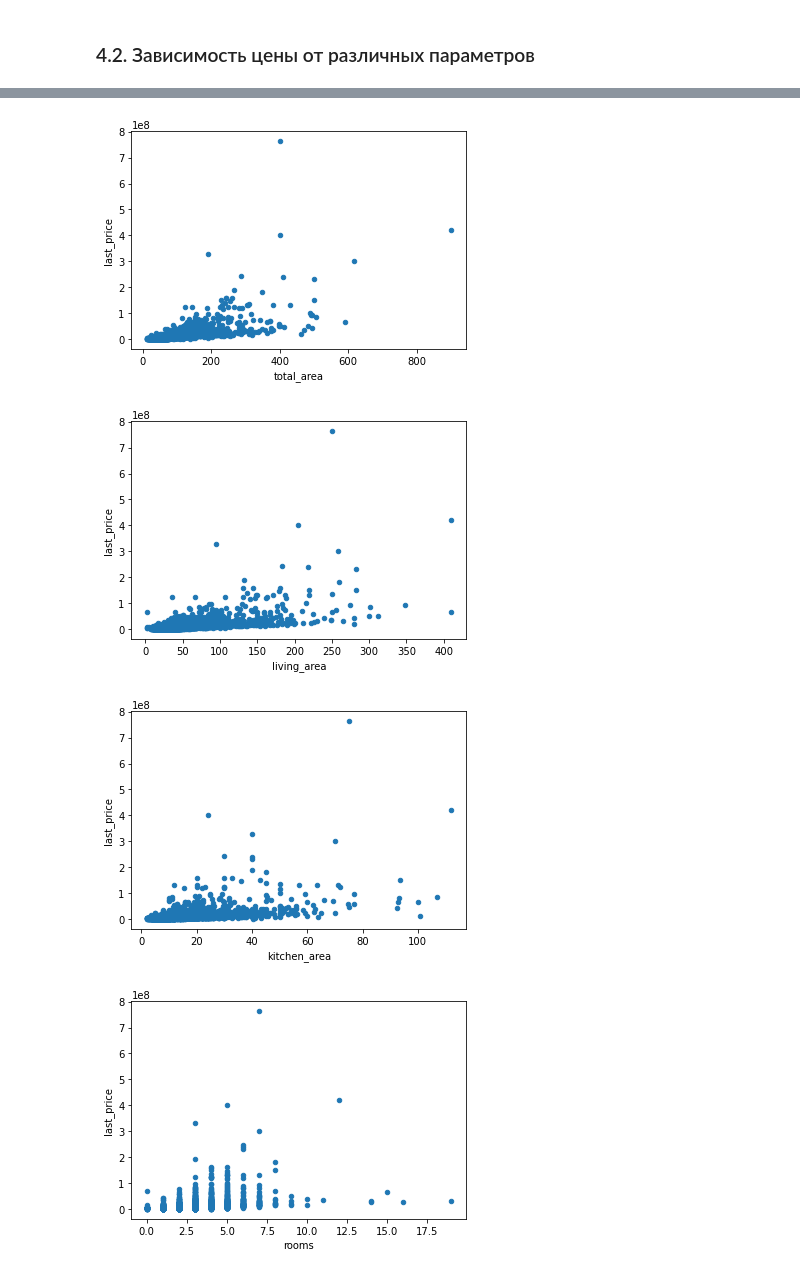
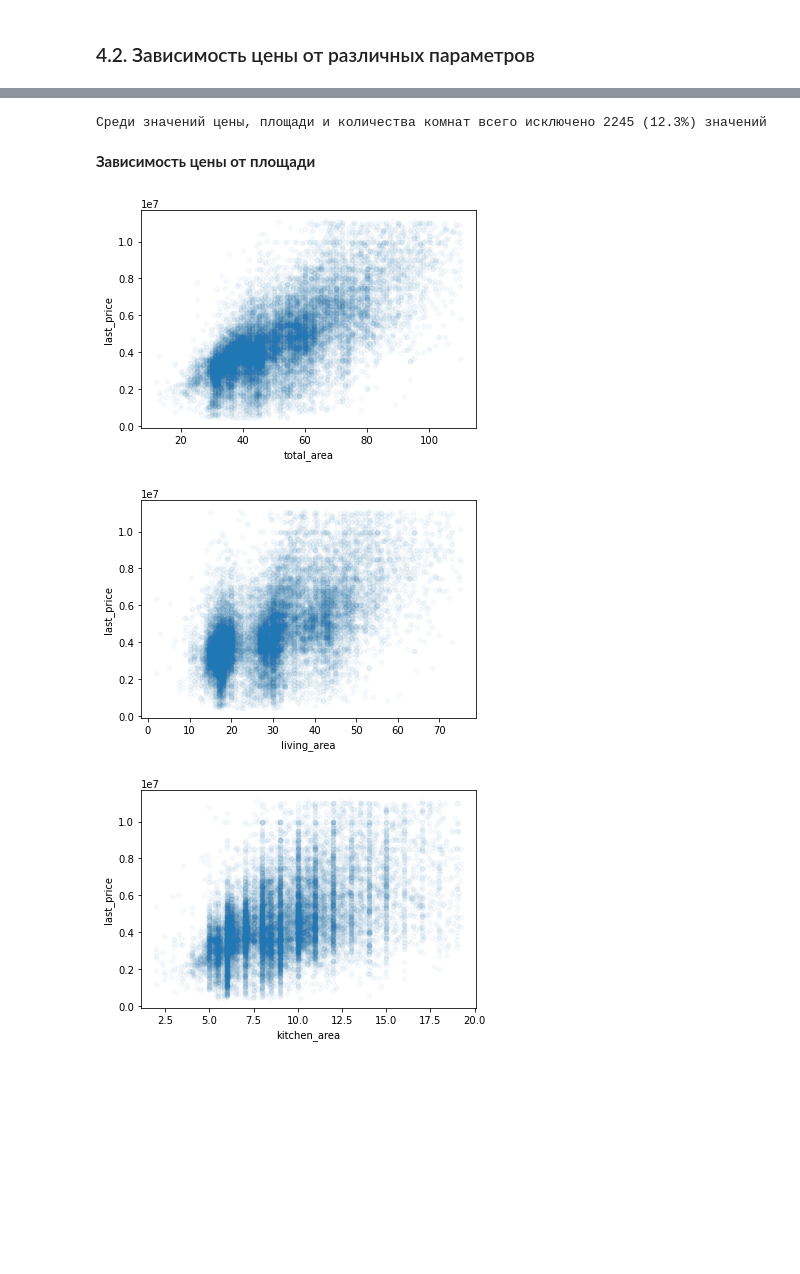
Before and after one commit to Alexman507/yandex_practicum_projects, a Jupyter notebook: real_estate/real_estate.ipynb, the cells around one changed output, grey strips where cells are left out. Drawn from its saved outputs; the diff is of its cells as text; code cells hidden in the pictures; blank space fills up the shorter version.

```diff
--- a/real_estate/real_estate.ipynb
+++ b/real_estate/real_estate.ipynb
@@ -258,11 +243,3 @@ df['cityCenters_nearest'].fillna(0, inplace = True)
-# %%
-df['parks_nearest'][df['parks_around3000']>0].fillna(df['parks_nearest'][df['parks_around3000']>0].mean(), inplace = True)
-df['parks_nearest'].fillna(3000, inplace = True)
-df['parks_nearest'] = df['parks_nearest'].astype(int)
-# %%
-df['ponds_nearest'][df['ponds_around3000']>0].fillna(df['ponds_nearest'][df['ponds_around3000']>0].mean(), inplace = True)
-df['ponds_nearest'].fillna(3000, inplace = True)
-df['ponds_nearest'] = df['ponds_nearest'].astype(int)
 # %% [markdown]
 **Проверка заполнения пропусков**
 # %%
@@ -596,10 +606,30 @@ corr_list = ['total_area', 'living_area', 'kitchen_area',
+# %%
+filter_list = ['last_price', 'total_area', 'living_area', 'kitchen_area', 'rooms']
+
+df_filtered = df
+
+for filter in filter_list:
+    df_filtered = df_filtered[df_filtered[filter] <= top_range(filter)]
+# %%
+filtered = len(df["last_price"]) - len(df_filtered["last_price"])
+filtered_part = filtered / len(df_filtered["last_price"])
+
+print (f'Среди значений цены, площади и количества комнат всего исключено {filtered} ({filtered_part :.1%}) значений')
+# %% [output]
+Среди значений цены, площади и количества комнат всего исключено 2245 (12.3%) значений
+# %% [markdown]
+**Зависимость цены от площади**
+# %%
+corr_area = ['total_area', 'living_area', 'kitchen_area']
 # %%
-for parameter in corr_list:
-    df.plot(kind='scatter',
+for parameter in corr_area:
+
+    df_filtered.plot(kind='scatter',
             x=parameter,
-            y='last_price',)
+            y='last_price',
+            alpha = 0.03
+           )
 # %% [output]
-[figure, old version]
+[figure, new version]
-[figure, old version]
+[figure, new version]
-[figure, old version]
+[figure, new version]
-[figure, removed]
```
Also changed, not shown: parts of 46 cells of this notebook.
